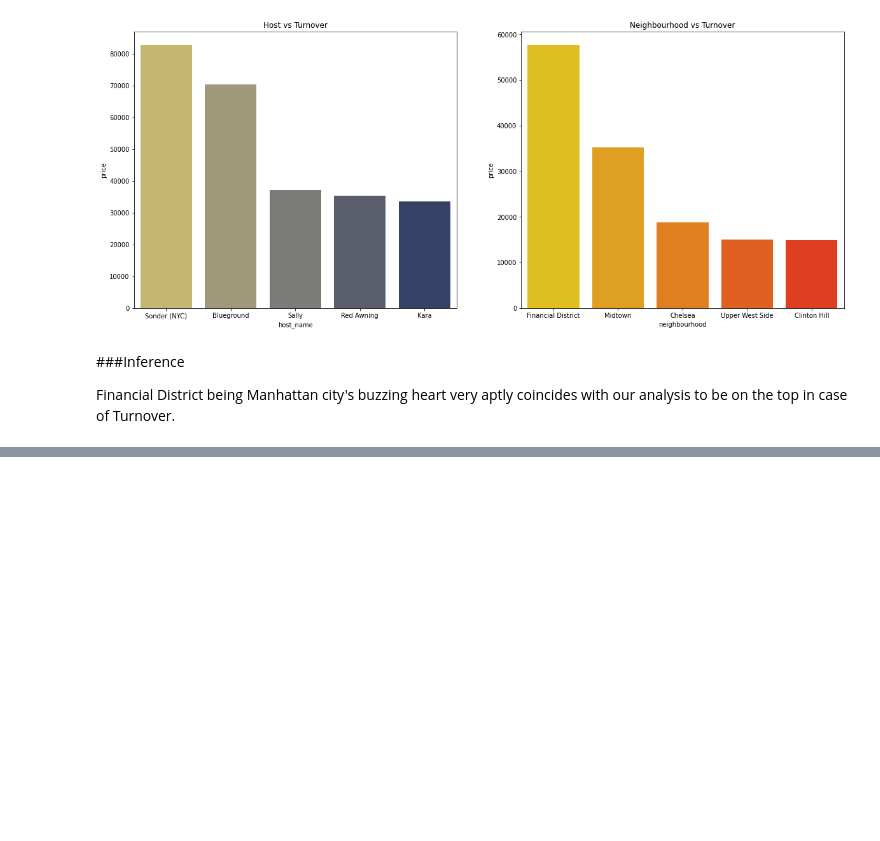
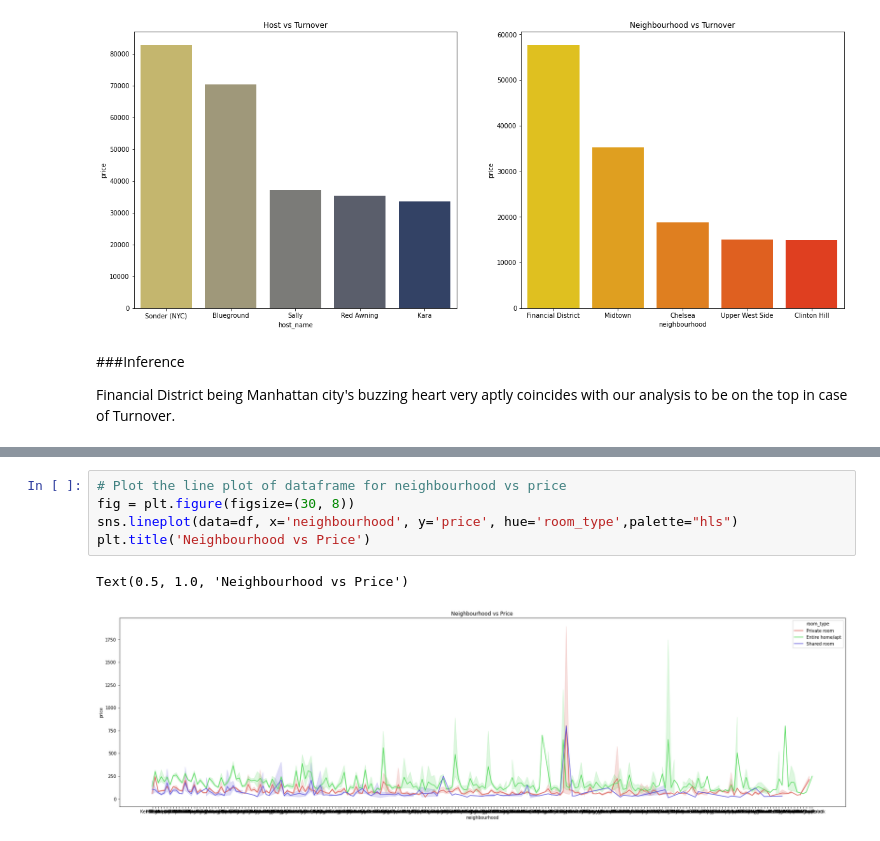
Before and after one commit to pasayat-siddhartha/Capstone_Project01_EDA_Airbnb_Booking_Analysis, a Jupyter notebook: SP_Airbnb_Bookings_Analysis_Capstone_Project.ipynb, the cells around one changed output, grey strips where cells are left out. Saved outputs shown, nothing was run; the diff lists cells and outputs as text; blank space fills up the shorter version.

```diff
--- a/SP_Airbnb_Bookings_Analysis_Capstone_Project.ipynb
+++ b/SP_Airbnb_Bookings_Analysis_Capstone_Project.ipynb
@@ -298,0 +326,8 @@ Financial District being Manhattan city's buzzing heart very aptly coincides wit
+# %%
+# Plot the line plot of dataframe for neighbourhood vs price
+fig = plt.figure(figsize=(30, 8))
+sns.lineplot(data=df, x='neighbourhood', y='price', hue='room_type',palette="hls")
+plt.title('Neighbourhood vs Price')
+# %% [output]
+Text(0.5, 1.0, 'Neighbourhood vs Price')
+[figure, added]
```
Also changed, not shown: parts of 6 cells of this notebook.
